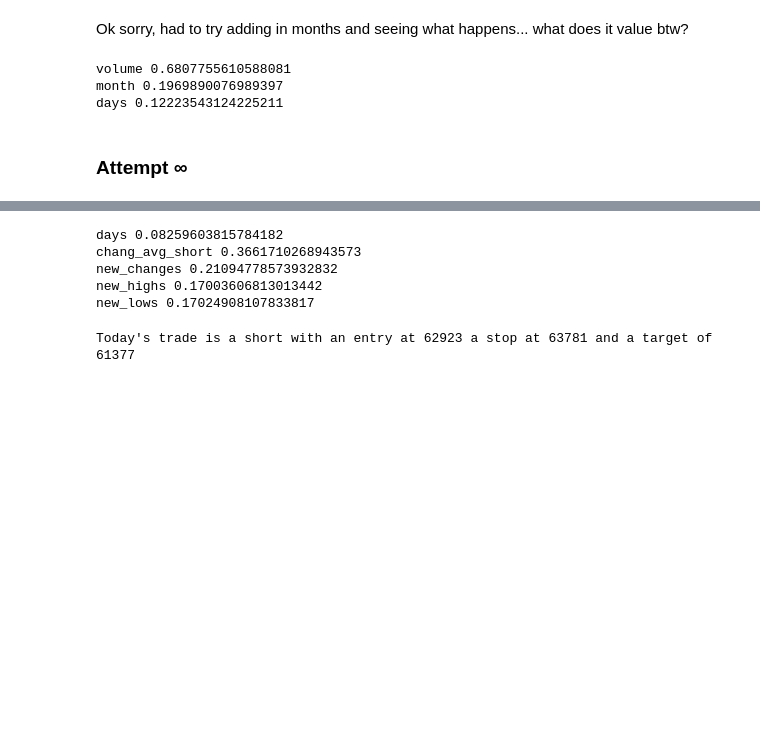
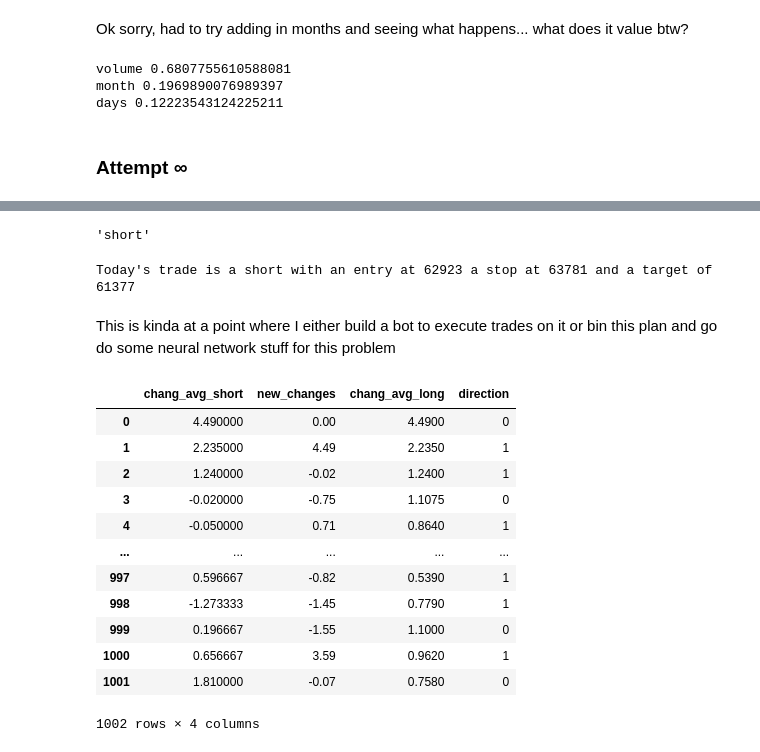
Before and after one commit to Mokoto-K/btc-regressor-predictor, a Jupyter notebook: btc-regressor-predictor.ipynb, the cells around one changed output, grey strips where cells are left out. Saved outputs shown, nothing was run; the diff lists cells and outputs as text; code cells hidden in the pictures; blank space fills up the shorter version.

```diff
--- a/btc-regressor-predictor.ipynb
+++ b/btc-regressor-predictor.ipynb
@@ -471,0 +469,29 @@ X.head()
+# %%
+# Create a new Dataframe for attempt ∞
+X = pd.DataFrame()
+
+# Add days as a column in our dataframe
+# X["days"] = days
+
+# Assign short and long lengths for moving averages
+short_length = 3
+long_length = 10
+
+# Add moving averages to our dataframe
+X["chang_avg_short"] = rolling_avg("change", short_length)
+# X["high_avg_short"] = rolling_avg("high_to_close",short_length)
+# X["low_avg_short"] = rolling_avg("low_to_close",short_length)
+# X["mag_avg_short"] = rolling_avg("high_to_low",short_length)
+
+# X["chang_avg_long"] = rolling_avg("change",long_length)
+# X["high_avg_long"] = rolling_avg("high_to_close",long_length)
+# X["low_avg_long"] = rolling_avg("low_to_close",long_length)
+# X["mag_avg_long"] = rolling_avg("high_to_low",long_length)
+
+# Add the augmented versions of high, low, change, aguemented by one day, therefore they are the previous days values
+X["new_changes"] = augment_columns("change")
+# X["new_highs"] = augment_columns("high_to_close")
+# X["new_lows"] = augment_columns("low_to_close")
+
+# Inspect what we have done
+X.head()
@@ -511,23 +562,30 @@ btc.tail(7)
 | 1000 | Wed-18-Sep-24 | 00:00:00 | 60275 | 60747 | 59835 | 60231 | 1349677844 | Wed | -0.07 | 0.86 | ... |
 | 1001 | Thu-19-Sep-24 | 00:00:00 | 61744 | 63856 | 61524 | 62923 | 9254066053 | Thu | 1.91 | 1.48 | ... |
 # %%
-trade = rando5.predict([[0, 1.81, 1.91,1.48,2.22]])
+
+# Percent change is taking the moving average for a longer period than what is being used as a feature in the classifier
+# and inputing it as one of the parameters for predictioin. The reason we need this is because this sgd model is using
+# The last three day moving average as a feature yet we dont have the current days % change moving average until the day
+# ends, therefore we need to source a different average that should be close to the 3 day, but more general as to add as
+# little bias as possible to the predict.... that's what this is.
+percent_change = rolling_avg("change",long_length)[len(rolling_avg("change",long_length))-1]
+
+# Predicting the current days market direction, first parameter explained above, second is what the daily closed the morning
+# of this day.
+trade = sgd_clf.predict([[percent_change, 1.91]])
 
 trade = dir_encoder.classes_[trade[0]]
 # day_encoder.classes_
+trade
+# %% [output]
+'short'
 # %%
 # Calculate a 7 day avg of change and try classify on that
 # Figure out a way to make a regressor that we put in a pervious days or weeks set of details or avgs
 # and have it output a prediction on % change the next day
 # %%
-rando5 = rando5.fit(X_train, y_train)
+# rnd_clf = rnd_clf.fit(X_train, y_train)
 
-for name, score in zip(X.columns, rando5.feature_importances_):
-    print(name, score)
+# for name, score in zip(X.columns, rnd_clf.feature_importances_):
+#     print(name, score)
-# %% [output]
-days 0.08259603815784182
-chang_avg_short 0.3661710268943573
-new_changes 0.21094778573932832
-new_highs 0.17003606813013442
-new_lows 0.17024908107833817
 # %%
@@ -550,3 +610,24 @@ else:
 print(f"Today's trade is a {trade} with an entry at {entry} a stop at {round(stop)} and a target of {round(target)}")
 # %% [output]
 Today's trade is a short with an entry at 62923 a stop at 63781 and a target of 61377
+# %% [markdown]
+This is kinda at a point where I either build a bot to execute trades on it or bin this plan and go do some neural network stuff for this problem
+# %%
+
+X["chang_avg_long"] = rolling_avg("change",long_length)
+X["direction"] = direction
+X
+# %% [output]
+|  | chang_avg_short | new_changes | chang_avg_long | direction |
+| 0 | 4.490000 | 0.00 | 4.4900 | 0 |
+| 1 | 2.235000 | 4.49 | 2.2350 | 1 |
+| 2 | 1.240000 | -0.02 | 1.2400 | 1 |
+| 3 | -0.020000 | -0.75 | 1.1075 | 0 |
+| 4 | -0.050000 | 0.71 | 0.8640 | 1 |
+| ... | ... | ... | ... | ... |
+| 997 | 0.596667 | -0.82 | 0.5390 | 1 |
+| 998 | -1.273333 | -1.45 | 0.7790 | 1 |
+| 999 | 0.196667 | -1.55 | 1.1000 | 0 |
+| 1000 | 0.656667 | 3.59 | 0.9620 | 1 |
+| 1001 | 1.810000 | -0.07 | 0.7580 | 0 |
+1002 rows × 4 columns
```
Also changed, not shown: parts of 15 cells of this notebook.
